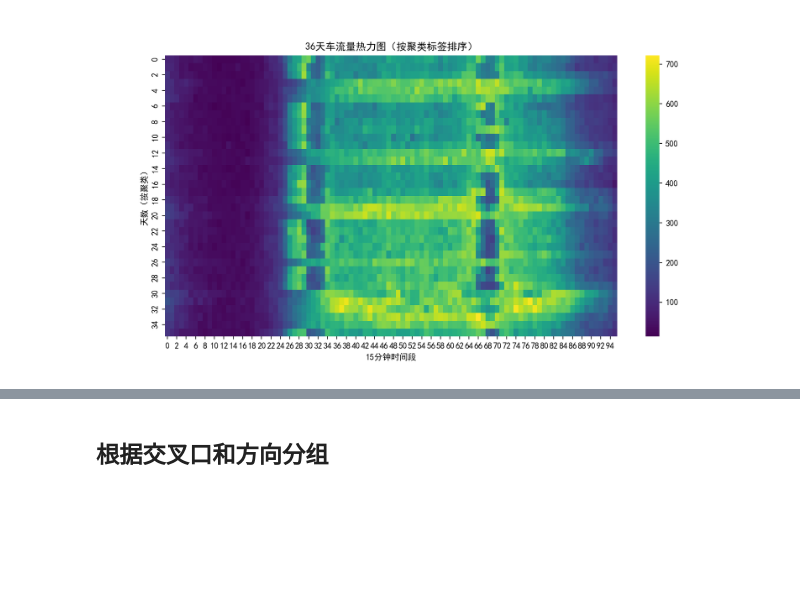
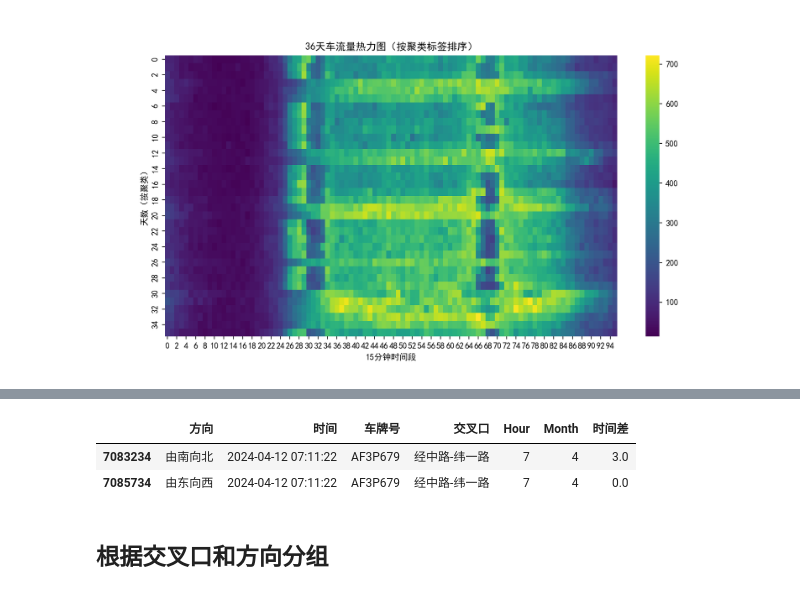
Before and after one commit to JadeAndStone/CUMCM, a Jupyter notebook: 2024E/Limoncello/Q1.ipynb, the cells around one changed output, grey strips where cells are left out. Drawn from its saved outputs; the diff is of its cells as text; code cells hidden in the pictures; blank space fills up the shorter version.

```diff
--- a/2024E/Limoncello/Q1.ipynb
+++ b/2024E/Limoncello/Q1.ipynb
@@ -137,3 +187,9 @@ workdays
+# %%
+original_data.loc[(original_data['车牌号']=='AF3P679') & (original_data['时间']=='2024-04-12 07:11:22'),:].copy()
+# %% [output]
+|  | 方向 | 时间 | 车牌号 | 交叉口 | Hour | Month | 时间差 |
+| 7083234 | 由南向北 | 2024-04-12 07:11:22 | AF3P679 | 经中路-纬一路 | 7 | 4 | 3.0 |
+| 7085734 | 由东向西 | 2024-04-12 07:11:22 | AF3P679 | 经中路-纬一路 | 7 | 4 | 0.0 |
 # %% [markdown]
 ## 根据交叉口和方向分组
 # %% [markdown]
```
Also changed, not shown: parts of 23 cells of this notebook.
